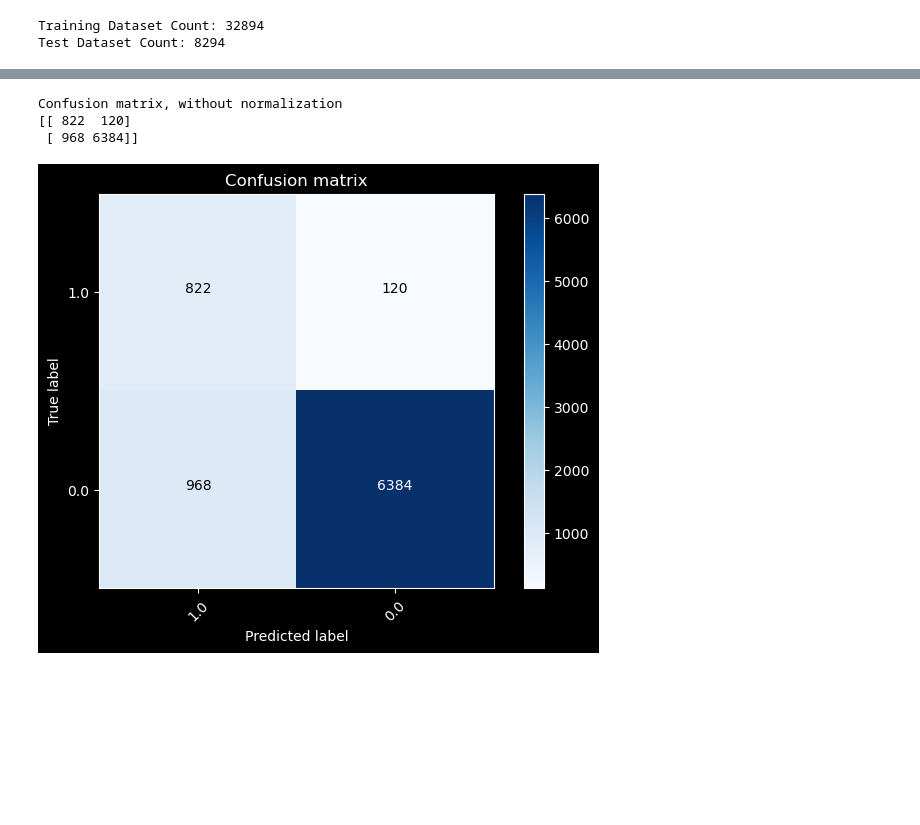
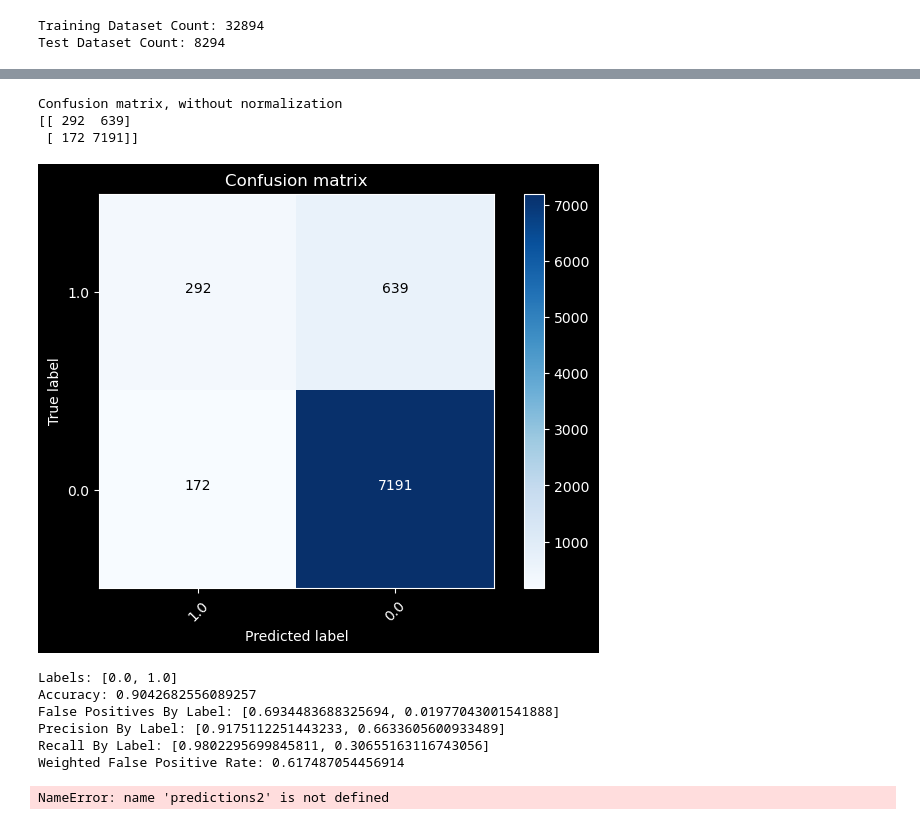
Before and after one commit to 0Architectus0/BAN5753_MiniProject2, a Jupyter notebook: script/experimentation.ipynb, the cells around one changed output, grey strips where cells are left out. Cells and saved outputs as stored; diff of their text form; code cells hidden in the pictures; blank space fills up the shorter version.

```diff
--- a/script/experimentation.ipynb
+++ b/script/experimentation.ipynb
@@ -607,4 +489,7 @@ import pandas as pd
 pd.set_option('display.max_colwidth', 80)
 pd.set_option("display.max_columns", 12)
 # %%
-df5.toPandas().scaled_features.head()
+
+df9 = df8.select(['label','scaled_features'])
+df2.write.option("header",True) \
+ .csv("../data/simple_featureset")
@@ -618,5 +496,5 @@ Name: scaled_features, dtype: object
 # %%
-train, test = df5.randomSplit([0.8, 0.2], seed = 2018)
+train, test = df9.randomSplit([0.8, 0.2], seed = 2018)
 print("Training Dataset Count: " + str(train.count()))
 print("Test Dataset Count: " + str(test.count()))
 # %% [output]
@@ -849,4 +639,7 @@ Test Area Under ROC oversampled 0.9410510362736191
 # %%
+from pyspark.ml.evaluation import BinaryClassificationEvaluator
+evaluator = BinaryClassificationEvaluator()
+
 from pyspark.ml.tuning import ParamGridBuilder, CrossValidator
 
 # Create ParamGrid for Cross Validation
@@ -859,9 +652,9 @@ paramGrid = (ParamGridBuilder()
 cv = CrossValidator(estimator=lr, estimatorParamMaps=paramGrid,
                     evaluator=evaluator, numFolds=5)
 
-cvModel = cv.fit(train_over)
+cvModel = cv.fit(train)
 # %%
 ## Evaluate Best Model
-predictions = cvModel.transform(test)
-print('Best Model Test Area Under ROC', evaluator.evaluate(predictions))
+cv_predictions = cvModel.transform(test)
+print('Best Model Test Area Under ROC', evaluator.evaluate(cv_predictions))
 # %% [output]
@@ -912,18 +704,48 @@ best_model.explainParams().split("\n")
 # %%
-y_true = predictions.select("label")
+y_true = cv_predictions.select("label")
 y_true = y_true.toPandas()
 
-y_pred = predictions.select("prediction")
+y_pred = cv_predictions.select("prediction")
 y_pred = y_pred.toPandas()
 
 cnf_matrix = confusion_matrix(y_true, y_pred,labels=class_names)
 #cnf_matrix
 plt.figure()
 plot_confusion_matrix(cnf_matrix, classes=class_names,
                       title='Confusion matrix')
 plt.show()
 # %% [output]
 Confusion matrix, without normalization
-[[ 822  120]
- [ 968 6384]]
+[[ 292  639]
+ [ 172 7191]]
-[figure, old version]
+[figure, new version]
+# %%
+trainingSummary_cv = best_model.summary
+print("Labels: " + str(trainingSummary_cv.labels))
+print("Accuracy: " + str(trainingSummary_cv.accuracy))
+print("False Positives By Label: " + str(trainingSummary_cv.falsePositiveRateByLabel))
+print("Precision By Label: " + str(trainingSummary_cv.precisionByLabel))
+print("Recall By Label: " + str(trainingSummary_cv.recallByLabel))
+print("Weighted False Positive Rate: " + str(trainingSummary_cv.weightedFalsePositiveRate))
+# %% [output]
+Labels: [0.0, 1.0]
+Accuracy: 0.9042682556089257
+False Positives By Label: [0.6934483688325694, 0.01977043001541888]
+Precision By Label: [0.9175112251443233, 0.6633605600933489]
+Recall By Label: [0.9802295699845811, 0.30655163116743056]
+Weighted False Positive Rate: 0.617487054456914
+# %%
+y_true = predictions2.select("label")
+y_true = y_true.toPandas()
+
+y_pred = predictions2.select("prediction")
+y_pred = y_pred.toPandas()
+
+cnf_matrix = confusion_matrix(y_true, y_pred, labels=class_names)
+#cnf_matrix
+plt.figure()
+plot_confusion_matrix(cnf_matrix, classes=class_names,
+                      title='Confusion matrix')
+plt.show()
+# %% [output]
+NameError: name 'predictions2' is not defined
```
Also changed, not shown: parts of 70 cells of this notebook, 8 other files.
